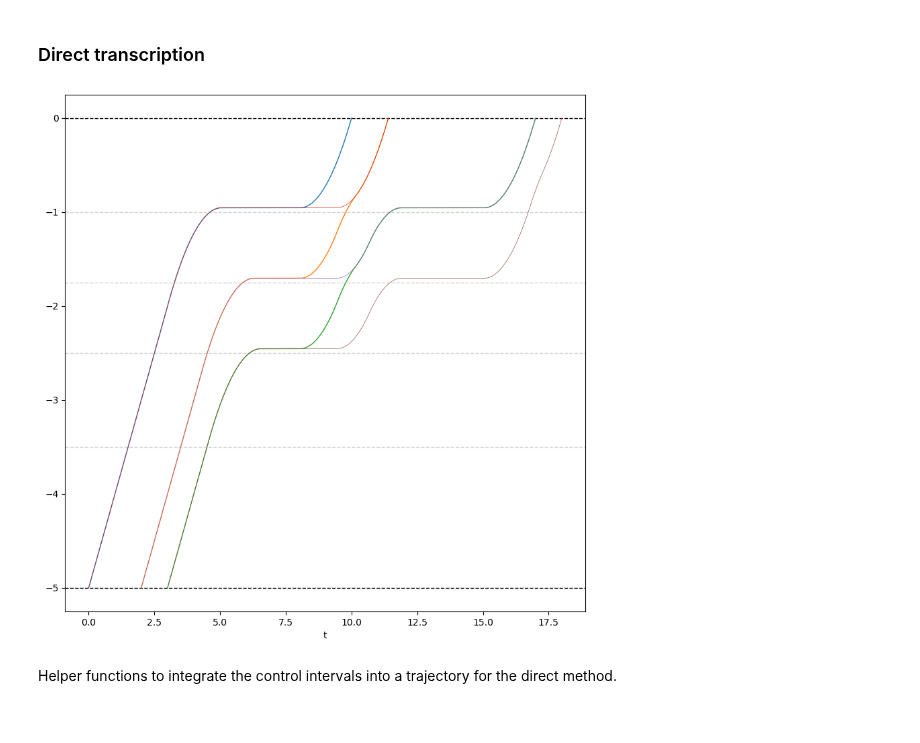
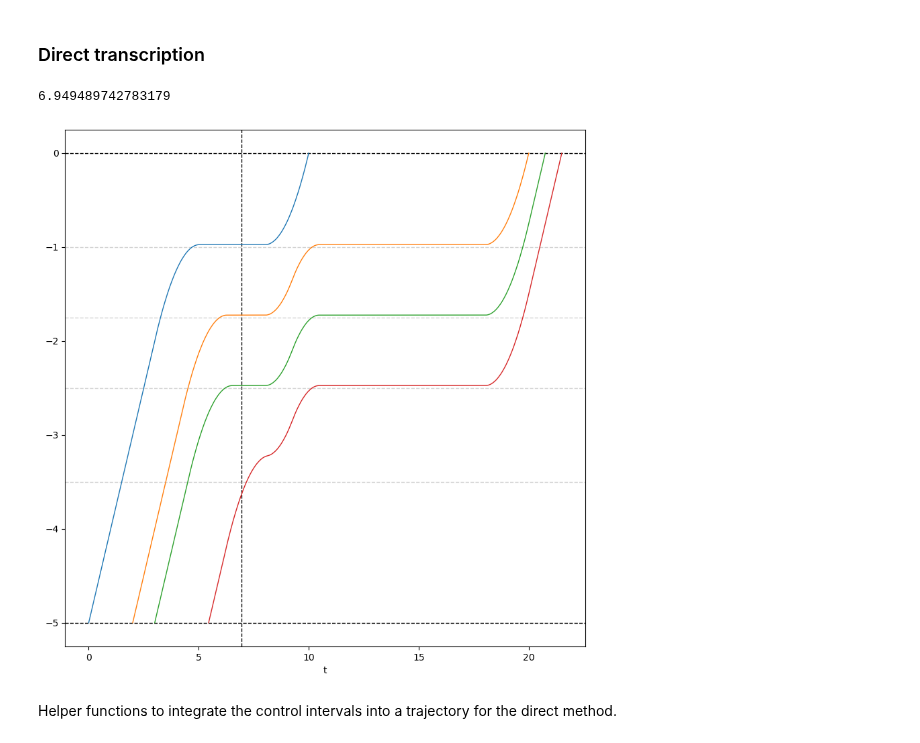
Before and after one commit to jeroenvanriel/traffic-scheduling, a Jupyter notebook: motion/explicit_direct_approach.ipynb, the cells around one changed output. Saved outputs shown, nothing was run; the diff lists cells and outputs as text; code cells hidden in the pictures.

```diff
--- a/motion/explicit_direct_approach.ipynb
+++ b/motion/explicit_direct_approach.ipynb
@@ -20,7 +20,7 @@ params = {
     'L': 0.75,       # follow distance = vehicle length
     'W': 0.25,       # vehicle width
     'D': 5,          # length of lane
-    'dt': 0.05,      # direct transcription time-step size
+    'dt': 0.01,      # direct transcription time-step size
 }
 params['l'] = params['L']                     # follow distance
 params['rho'] = params['L'] / params['vmax']  # follow time
@@ -90,8 +90,21 @@ for trajectory in trajectories:
     trajectory.plot(x='t', y='x', legend=False, ax=ax, lw=1)
 for trajectory in trajectories_alt:
     trajectory.plot(x='t', y='x', legend=False, ax=ax, lw=0.5)
-# %% [output]
-[figure, removed]
+# %%
+start = 10 -df + 2 *ds - df - (D - 2 * acceleration_distance - 2 * L) / vmax
+print(start)
+y = [[0, 10], [2, 20], [3, 20.75], [start - 1.5, 21.5]]
+with io.capture_output() as captured:
+    trajectories = generate_tandem_trajectories(y, params)
+
+fig, ax = plt.subplots(figsize=(10,10))
+plt.axvline(x=start, color='k', linestyle='--', lw=1)
+draw_guiding_lines()
+for trajectory in trajectories:
+    trajectory.plot(x='t', y='x', legend=False, ax=ax, lw=1)
+# %% [output]
+6.949489742783179
+[figure, added]
 # %% [markdown]
 Helper functions to integrate the control intervals into a trajectory for the direct method.
 # %%
```
